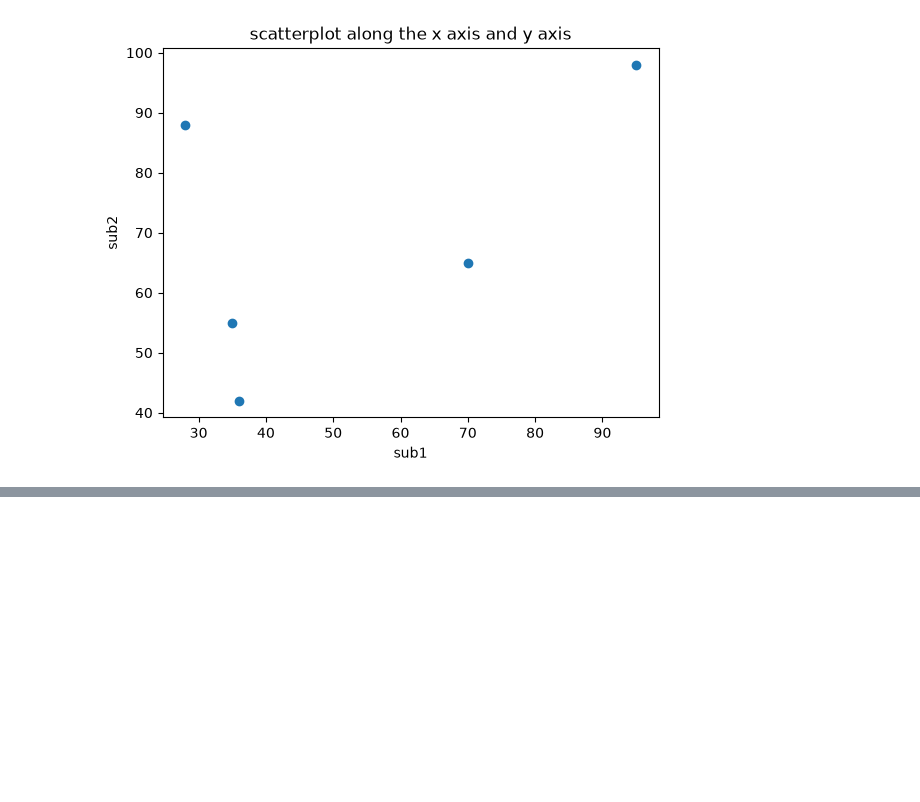
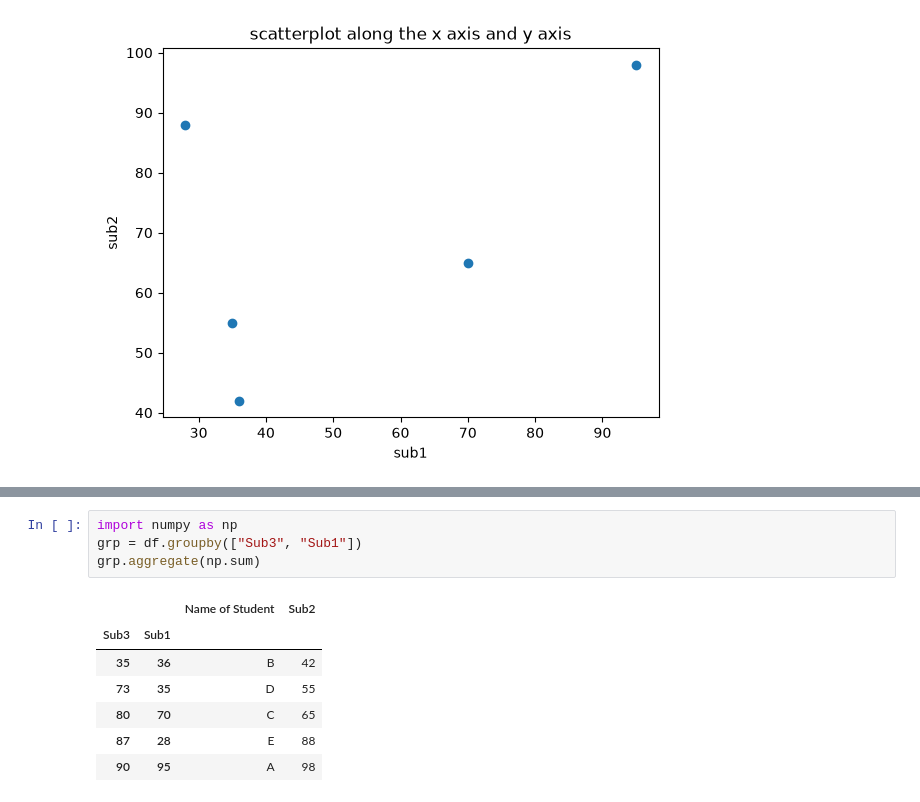
Before and after one commit to amanmuarya/python-learn-Aman-, a Jupyter notebook: 14-Data_Anlaytic_py/Google_colab/5-Value counts.ipynb, the cells around one changed output, grey strips where cells are left out. Drawn from its saved outputs; the diff is of its cells as text; blank space fills up the shorter version.

```diff
--- a/14-Data_Anlaytic_py/Google_colab/5-Value counts.ipynb
+++ b/14-Data_Anlaytic_py/Google_colab/5-Value counts.ipynb
@@ -62,0 +74,12 @@ Text(0, 0.5, 'sub2')
+# %%
+import numpy as np
+grp = df.groupby(["Sub3", "Sub1"])
+grp.aggregate(np.sum)
+# %% [output]
+|  |  | Name of Student | Sub2 |
+| Sub3 | Sub1 |  |  |
+| 35 | 36 | B | 42 |
+| 73 | 35 | D | 55 |
+| 80 | 70 | C | 65 |
+| 87 | 28 | E | 88 |
+| 90 | 95 | A | 98 |
```
Also changed, not shown: parts of 7 cells of this notebook.
